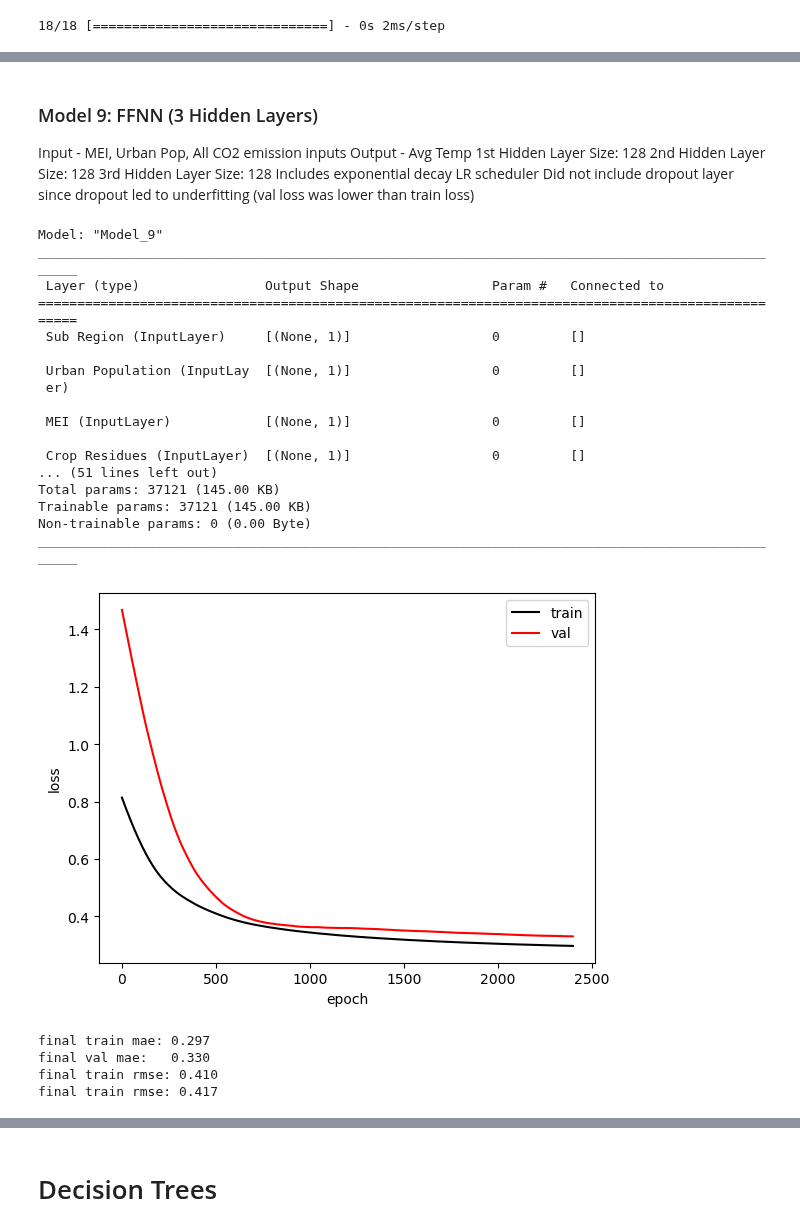
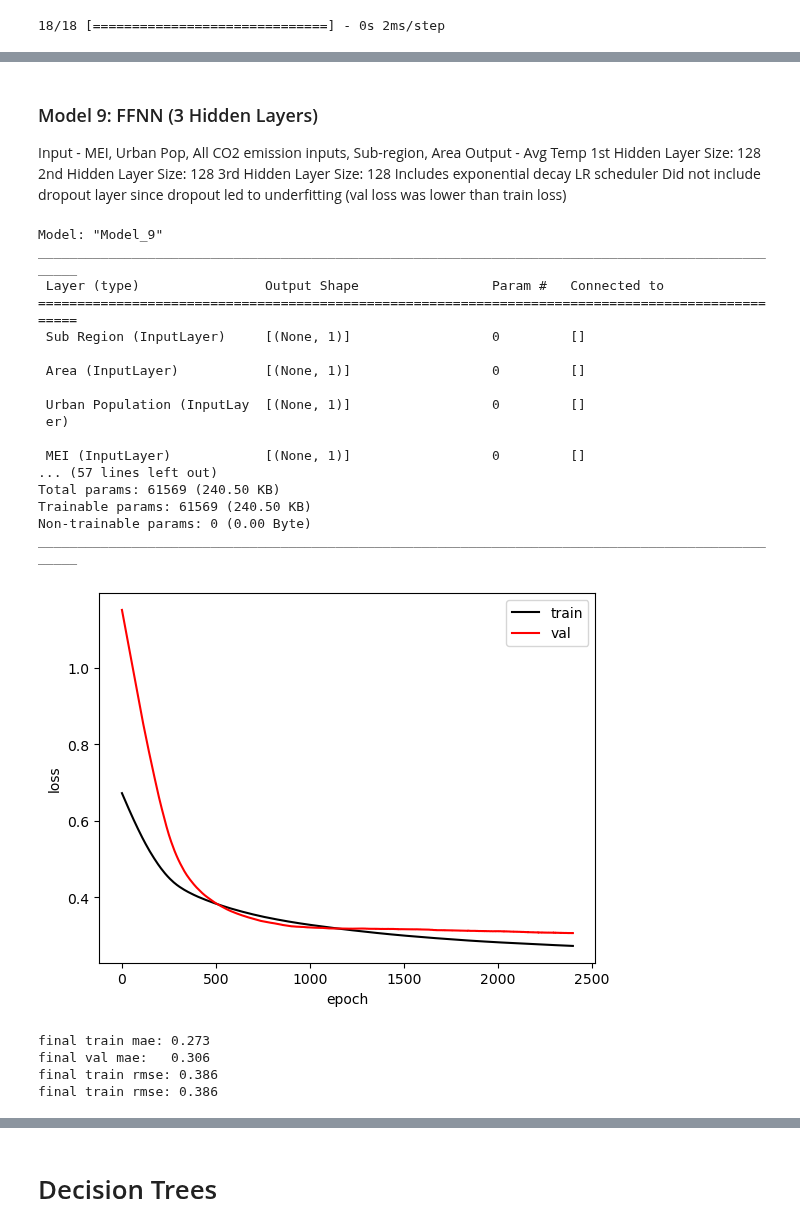
Before and after one commit to fayesimone/agriculture_emissions_prediction, a Jupyter notebook: Model_Building.ipynb, the cells around one changed output, grey strips where cells are left out. Saved outputs shown, nothing was run; the diff lists cells and outputs as text; code cells hidden in the pictures.

```diff
--- a/Model_Building.ipynb
+++ b/Model_Building.ipynb
@@ -1080,7 +1482,7 @@ final train rmse: 0.397
 # %% [markdown]
 ### Model 9: FFNN (3 Hidden Layers)
 
-</br> Input - MEI, Urban Pop, All CO2 emission inputs
+</br> Input - MEI, Urban Pop, All CO2 emission inputs, Sub-region, Area
 </br>Output - Avg Temp
 </br>1st Hidden Layer Size: 128
 </br>2nd Hidden Layer Size: 128
@@ -1200,9 +1646,8 @@ history = model_9.fit(
       'IPPU Total': x_train[['cum_sum_log_ippu_tot']],
       'On Farm Energy Use': x_train[['cum_sum_log_on_farm_energy_use']],
       'Forestland': x_train[['cum_sum_forestland']],
-      'Sub Region': x_train[['sub-region']]
-      # ,
-      # 'Region': x_train[['region']]
+      'Sub Region': x_train[['sub-region']],
+      'Area': x_train[['area']]
     },
   y=Y_train[['average_temperature_°c']],
   epochs=2400,
@@ -1212,43 +1657,42 @@ history = model_9.fit(
       'Urban Population': x_val[['urban_population']],
       'MEI': x_val[['mei']],
       'Crop Residues': x_val[['cum_sum_log_crop_residues']],
       'Rice Cultivation': x_val[['cum_sum_log_rice_cultivation']],
       'Drained Organic Soils CO2': x_val[['cum_sum_log_drained_organic_soils_co2']],
       'Net Forest Conversion': x_val[['cum_sum_log_net_forest_conversion']],
       'Fires': x_val[['cum_sum_log_fires']],
       'Manure Management': x_val[['cum_sum_log_manure_mgmt']],
       'Food Systems': x_val[['cum_sum_log_food_systems']],
       'IPPU Total': x_val[['cum_sum_log_ippu_tot']],
       'On Farm Energy Use': x_val[['cum_sum_log_on_farm_energy_use']],
       'Forestland': x_val[['cum_sum_forestland']],
-      'Sub Region': x_val[['sub-region']]
-      #     ,
-      # 'Region': x_val[['region']]
+      'Sub Region': x_val[['sub-region']],
+      'Area': x_val[['area']]
       },
       Y_val[['average_temperature_°c']]),
   verbose=0)
 
 show_history(history)
 # %% [output]
 Model: "Model_9"
 __________________________________________________________________________________________________
  Layer (type)                Output Shape                 Param #   Connected to
 ==================================================================================================
  Sub Region (InputLayer)     [(None, 1)]                  0         []
 
+ Area (InputLayer)           [(None, 1)]                  0         []
+
  Urban Population (InputLay  [(None, 1)]                  0         []
  er)
 
  MEI (InputLayer)            [(None, 1)]                  0         []
-
- Crop Residues (InputLayer)  [(None, 1)]                  0         []
-... (51 lines left out)
-Total params: 37121 (145.00 KB)
-Trainable params: 37121 (145.00 KB)
+... (57 lines left out)
+Total params: 61569 (240.50 KB)
+Trainable params: 61569 (240.50 KB)
 Non-trainable params: 0 (0.00 Byte)
 __________________________________________________________________________________________________
-[figure, old version]
+[figure, new version]
-final train mae: 0.297
-final val mae:   0.330
-final train rmse: 0.410
-final train rmse: 0.417
+final train mae: 0.273
+final val mae:   0.306
+final train rmse: 0.386
+final train rmse: 0.386
```
Also changed, not shown: parts of 53 cells of this notebook.
